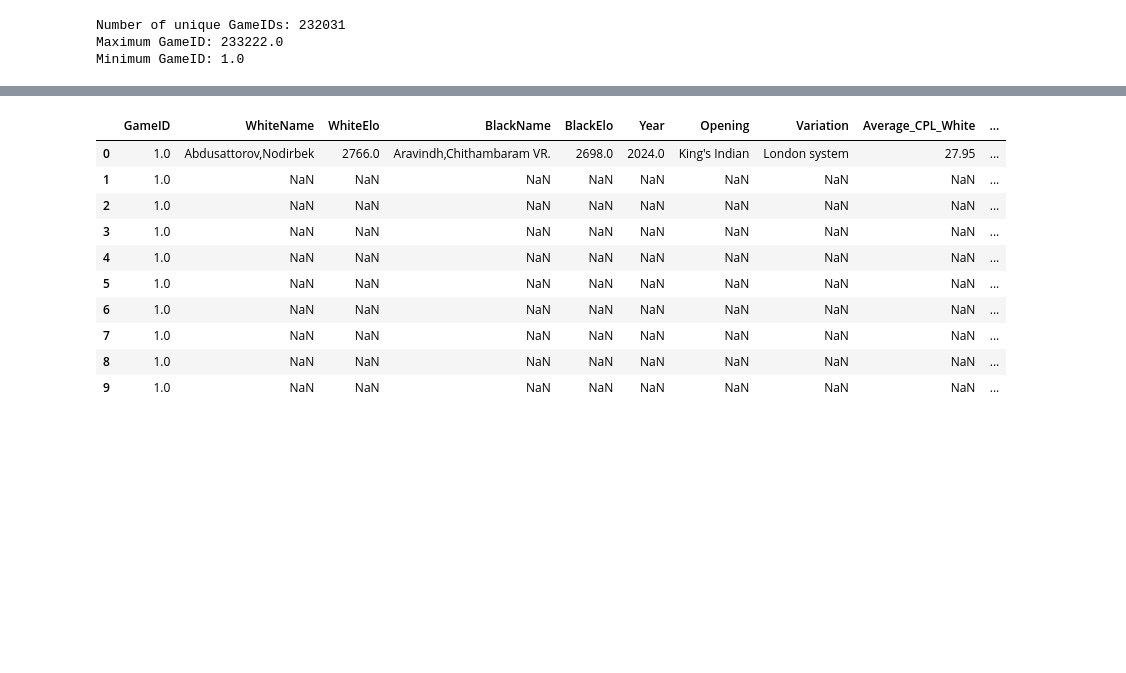
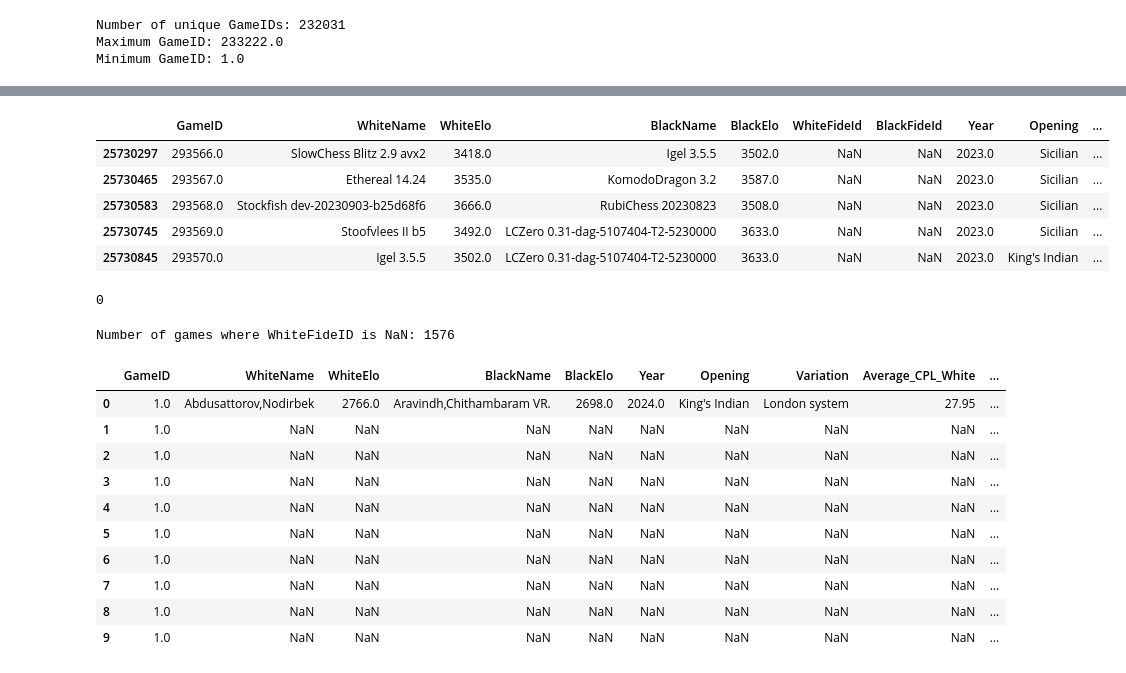
Before and after one commit to dosoe/Guess-The-Elo, a Jupyter notebook: data_analysis/playing_around.ipynb, the cells around one changed output, grey strips where cells are left out. Saved outputs shown, nothing was run; the diff lists cells and outputs as text; code cells hidden in the pictures; blank space fills up the shorter version.

```diff
--- a/data_analysis/playing_around.ipynb
+++ b/data_analysis/playing_around.ipynb
@@ -58,3 +66,37 @@ df.head(10)
+# %%
+elo_range_df.head(5)
+# %% [output]
+|  | GameID | WhiteName | WhiteElo | BlackName | BlackElo | WhiteFideId | BlackFideId | Year | Opening | ... |
+| 25730297 | 293566.0 | SlowChess Blitz 2.9 avx2 | 3418.0 | Igel 3.5.5 | 3502.0 | NaN | NaN | 2023.0 | Sicilian | ... |
+| 25730465 | 293567.0 | Ethereal 14.24 | 3535.0 | KomodoDragon 3.2 | 3587.0 | NaN | NaN | 2023.0 | Sicilian | ... |
+| 25730583 | 293568.0 | Stockfish dev-20230903-b25d68f6 | 3666.0 | RubiChess 20230823 | 3508.0 | NaN | NaN | 2023.0 | Sicilian | ... |
+| 25730745 | 293569.0 | Stoofvlees II b5 | 3492.0 | LCZero 0.31-dag-5107404-T2-5230000 | 3633.0 | NaN | NaN | 2023.0 | Sicilian | ... |
+| 25730845 | 293570.0 | Igel 3.5.5 | 3502.0 | LCZero 0.31-dag-5107404-T2-5230000 | 3633.0 | NaN | NaN | 2023.0 | King's Indian | ... |
+# %%
+engine_games=df[(df['WhiteFideId']=='NaN')]
+num_engine_games=engine_games['GameID'].nunique()
+print(num_engine_games)
+# %% [output]
+0
+# %%
+if 'WhiteFideId' in df.columns:
+    # Replace empty strings with NaN (optional, if empty strings are used instead of NaN)
+    df['WhiteFideId'] = df['WhiteFideId'].replace('', pd.NA)
+
+    # Group by 'GameID' and take the first row of each game
+    first_rows = df.groupby('GameID').first().reset_index()
+
+    # Filter the games where 'WhiteFideID' is NaN
+    missing_fideid_games = first_rows[first_rows['WhiteFideId'].isna()]
+
+    # Count the number of such games
+    num_games = missing_fideid_games['GameID'].nunique()
+
+    print(f"Number of games where WhiteFideID is NaN: {num_games}")
+else:
+    print("'WhiteFideID' column does not exist in the DataFrame.")
+# %% [output]
+Number of games where WhiteFideID is NaN: 1576
 # %%
 df=pd.read_csv("../Analyzed_Games/example3_analyzed.csv")
 df.head(10)
```
Also changed, not shown: parts of 4 cells of this notebook, 25 other files.
